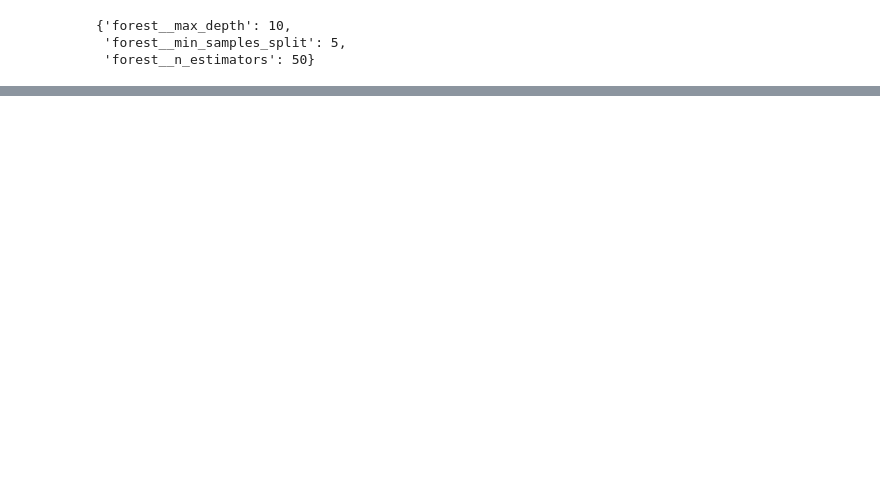
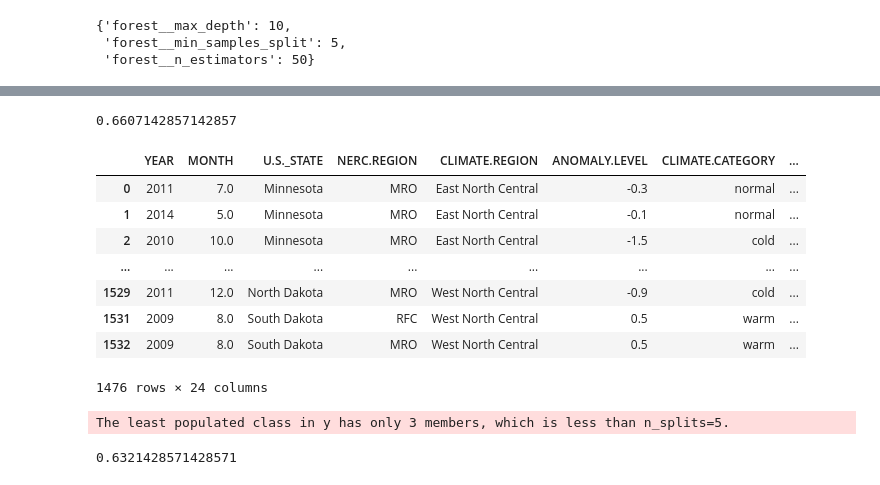
Before and after one commit to tzheng846/Power_Outage_Analysis, a Jupyter notebook: project04/classifier.ipynb, the cells around one changed output, grey strips where cells are left out. Drawn from its saved outputs; the diff is of its cells as text; code cells hidden in the pictures; blank space fills up the shorter version.

```diff
--- a/project04/classifier.ipynb
+++ b/project04/classifier.ipynb
@@ -158,0 +195,54 @@ rf_g_search.best_params_
+# %%
+test_x=test[['YEAR', 'U.S._STATE','NERC.REGION', 'CLIMATE.REGION', 'CAUSE.CATEGORY', 'CAUSE.CATEGORY.DETAIL', 'DEMAND.LOSS.MW', 'CUSTOMERS.AFFECTED', 'ANOMALY.LEVEL', 'PC.REALGSP.STATE']]
+test_y=test['serious level']
+X_train, X_test, y_train, y_test = train_test_split(test_x, test_y, test_size=0.2, random_state=42)
+demand_trans=Pipeline(steps=[
+    ('impute', IterativeImputer()),
+    ('std', StandardScaler())
+])
+customer_trans=Pipeline(steps=[
+    ('impute', KNNImputer(n_neighbors=5)),
+    ('std', StandardScaler())
+])
+col_trans=ColumnTransformer(
+    transformers=[
+        ('demand impute', demand_trans, ['DEMAND.LOSS.MW']),
+        ('customer impute', customer_trans, ['CUSTOMERS.AFFECTED']),
+        ('one hot',OneHotEncoder(handle_unknown='ignore'), ['U.S._STATE', 'NERC.REGION','CLIMATE.REGION', 'CAUSE.CATEGORY', 'CAUSE.CATEGORY.DETAIL'])
+    ],
+    remainder='passthrough'
+)
+final_mdl=Pipeline(steps=[
+    ('trains', col_trans),
+    ('forest', RandomForestClassifier(max_depth=10))
+])
+final_mdl.fit(X_train, y_train)
+y_pred = final_mdl.predict(X_test)
+accuracy_score(y_test, y_pred)
+# %% [output]
+0.6607142857142857
+# %%
+outage
+# %% [output]
+|  | YEAR | MONTH | U.S._STATE | NERC.REGION | CLIMATE.REGION | ANOMALY.LEVEL | CLIMATE.CATEGORY | ... |
+| 0 | 2011 | 7.0 | Minnesota | MRO | East North Central | -0.3 | normal | ... |
+| 1 | 2014 | 5.0 | Minnesota | MRO | East North Central | -0.1 | normal | ... |
+| 2 | 2010 | 10.0 | Minnesota | MRO | East North Central | -1.5 | cold | ... |
+| ... | ... | ... | ... | ... | ... | ... | ... | ... |
+| 1529 | 2011 | 12.0 | North Dakota | MRO | West North Central | -0.9 | cold | ... |
+| 1531 | 2009 | 8.0 | South Dakota | RFC | West North Central | 0.5 | warm | ... |
+| 1532 | 2009 | 8.0 | South Dakota | MRO | West North Central | 0.5 | warm | ... |
+1476 rows × 24 columns
+# %%
+grid={
+    'forest__n_estimators':[25, 50],
+    'forest__max_depth':[10, 30, 50],
+    'forest__min_samples_split':[20, 30]
+}
+rf_g_search=GridSearchCV(estimator=final_mdl, param_grid=grid, cv=5, scoring='accuracy')
+rf_g_search.fit(X_train, y_train)
+y_pred=rf_g_search.best_estimator_.predict(X_test)
+accuracy_score(y_test, y_pred)
+# %% [output]
+The least populated class in y has only 3 members, which is less than n_splits=5.
+0.6321428571428571
```
Also changed, not shown: parts of 12 cells of this notebook, 2 other files.
